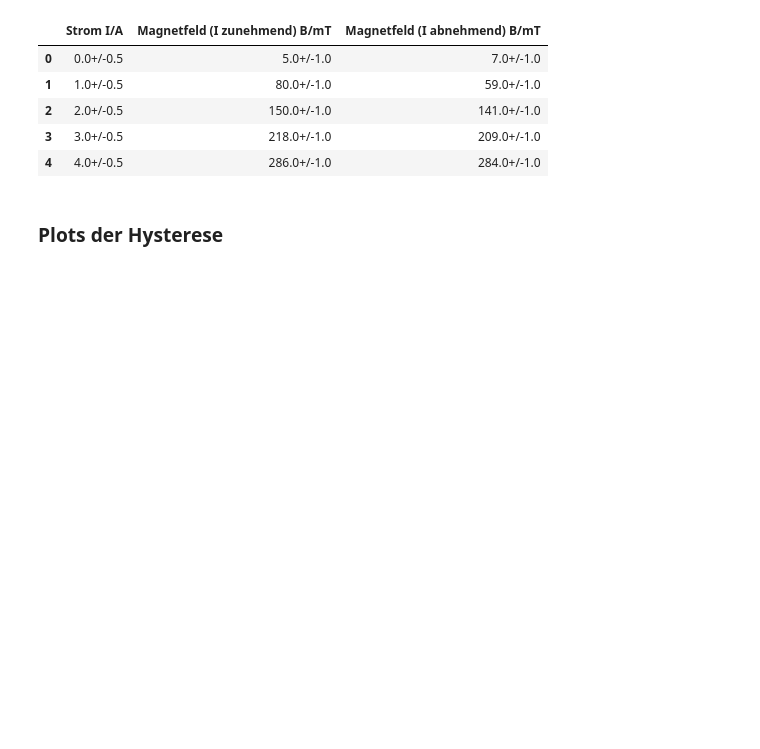
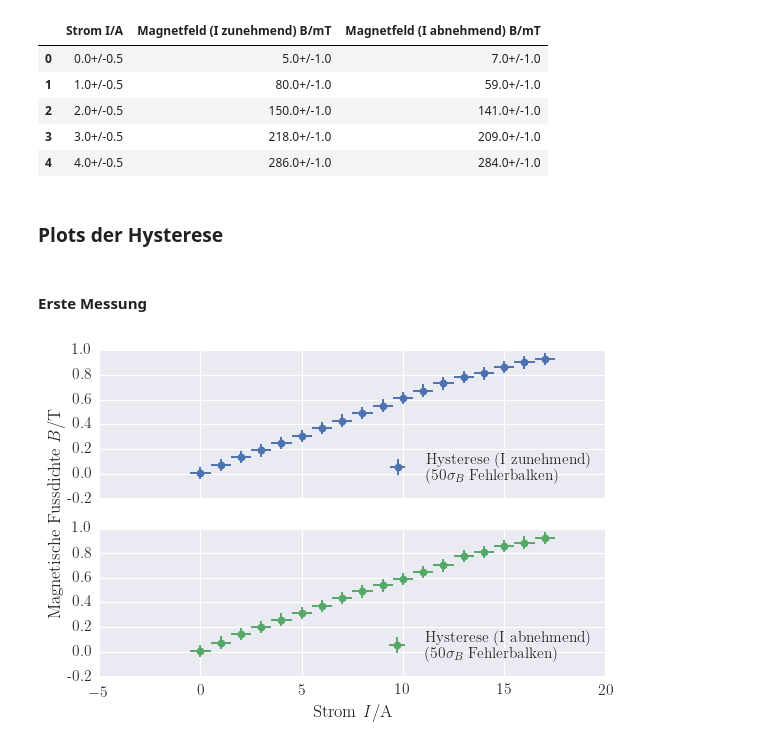
Before and after one commit to LuckyJosh/PhysikFP2015, a Jupyter notebook: 06_ZeemannEffekt[ ]/Python/Auswertung.ipynb, the cells around one changed output. Drawn from its saved outputs; the diff is of its cells as text; code cells hidden in the pictures; blank space fills up the shorter version.

Commit message:
Auswertung: Plot der Hysterese

```diff
--- a/06_ZeemannEffekt[ ]/Python/Auswertung.ipynb
+++ b/06_ZeemannEffekt[ ]/Python/Auswertung.ipynb
@@ -20,6 +20,7 @@ from matplotlib.lines import Line2D
 
 import seaborn as sns
 sns.set(context="paper",font_scale=1.4)
+colors = sns.color_palette()
 
 import scipy as sp
 import scipy.constants as const
@@ -207,3 +226,38 @@ hysteresis_2.head()
 | 4 | 4.0+/-0.5 | 286.0+/-1.0 | 284.0+/-1.0 |
 # %% [markdown]
 ### Plots der Hysterese
+# %% [markdown]
+#### Erste Messung
+# %%
+fig, axes = plt.subplots(nrows=2, sharex=True)
+ax_upper, ax_lower = np.ravel(axes)
+
+ax = fig.add_subplot(111, frameon=False)
+# hide tick and tick label of the big axes
+ax.tick_params(labelcolor='none', top='off', bottom='off', left='off', right='off')
+ax.grid(False)
+
+ax_lower.set_xlabel(axis_label("Strom","I","A"))
+
+axis_scale(1e-3, ax=ax_upper, axis="y")
+axis_scale(1e-3, ax=ax_lower, axis="y")
+ax.set_ylabel(axis_label("Magnetische Fussdichte","B","T"))
+
+
+
+
+errorbar(hysteresis_1["Strom I/A"],
+         hysteresis_1["Magnetfeld (I zunehmend) B/mT"], factor_y = 50, color=colors[0],
+         ax=ax_upper, label="Hysterese (I zunehmend)\n(50$\sigma_{B}$ Fehlerbalken)")
+
+errorbar(hysteresis_1["Strom I/A"],
+         hysteresis_1["Magnetfeld (I abnehmend) B/mT"], factor_y = 50, color=colors[1],
+         ax=ax_lower, label="Hysterese (I abnehmend)\n(50$\sigma_{B}$ Fehlerbalken)")
+
+
+ax_upper.legend(loc="lower right")
+ax_lower.legend(loc="lower right")
+plt.tight_layout()
+fig.savefig(path_graphics+"Hysterese_Messung_I.pdf")
+# %% [output]
+[figure, added]
```
Also changed, not shown: parts of 2 cells of this notebook, 2 other files.
